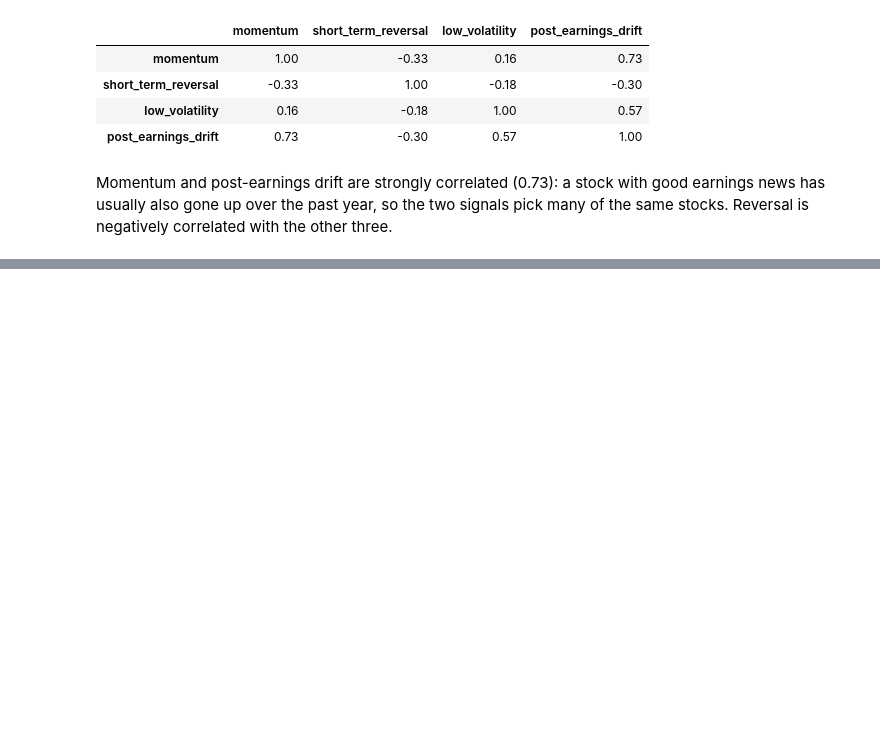
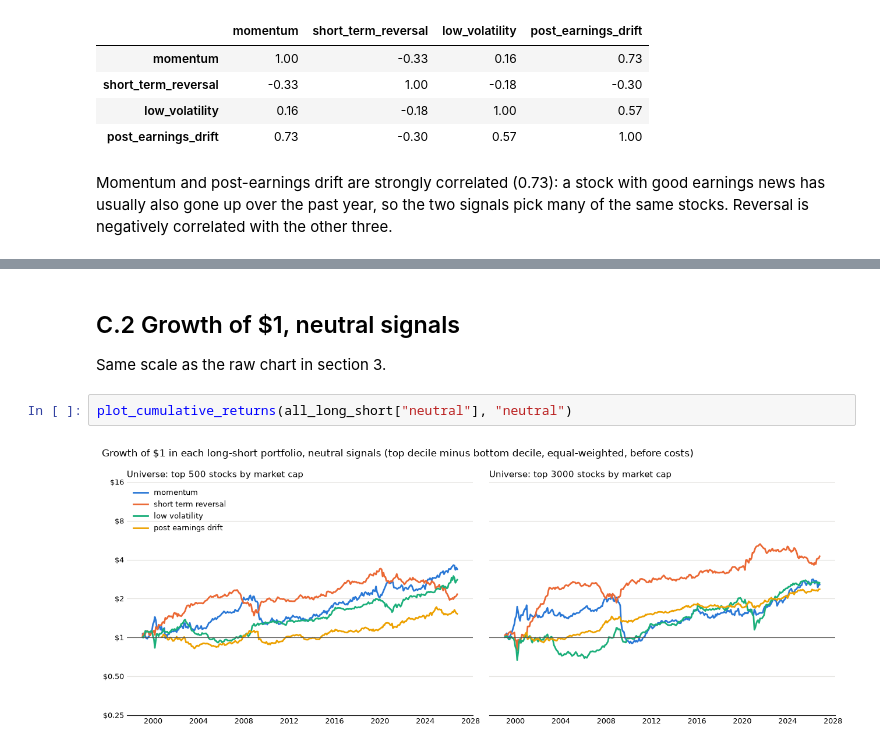
Before and after one commit to KeyangPan/Equity-Anomaly-Replication, a Jupyter notebook: notebooks/results.ipynb, the cells around one changed output, grey strips where cells are left out. Cells and saved outputs as stored; diff of their text form; blank space fills up the shorter version.

```diff
--- a/notebooks/results.ipynb
+++ b/notebooks/results.ipynb
@@ -434,0 +554,8 @@ correlated with the other three.
+# %% [markdown]
+## C.2 Growth of $1, neutral signals
+
+Same scale as the raw chart in section 3.
+# %%
+plot_cumulative_returns(all_long_short["neutral"], "neutral")
+# %% [output]
+[figure, added]
```
Also changed, not shown: parts of 16 cells of this notebook, 11 other files.
